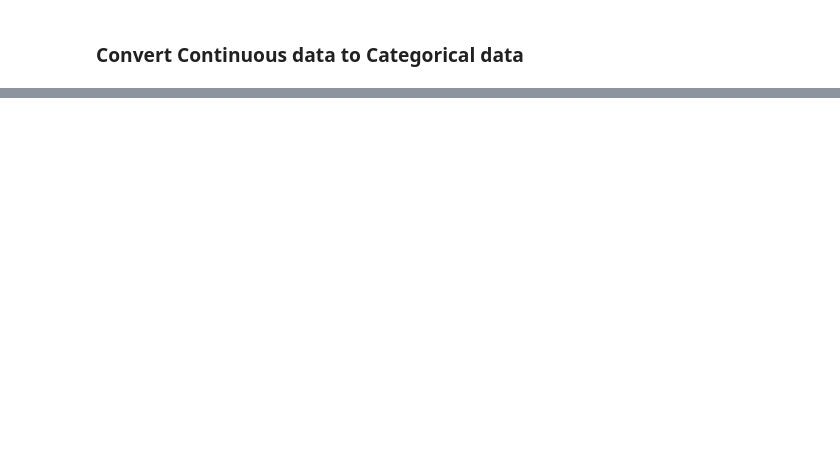
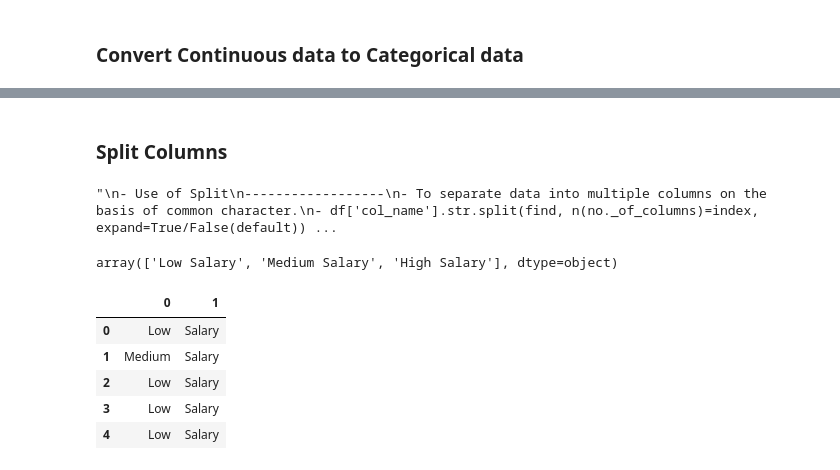
Before and after one commit to RusanMaharjan/Data-Science---3, a Jupyter notebook: Feature Engineering.ipynb, the cells around one changed output, grey strips where cells are left out. Saved outputs shown, nothing was run; the diff lists cells and outputs as text; code cells hidden in the pictures; blank space fills up the shorter version.

```diff
--- a/Feature Engineering.ipynb
+++ b/Feature Engineering.ipynb
@@ -70,0 +75,8 @@ df['Salary_Label'] = df['Salary'].apply(convertSalary)
+# %%
+salary_dict = {
+    'Low Salary': 0,
+    'Medium Salary': 1,
+    'High Salary': 2
+}
+# %%
+df['salary_label_num'] = df.loc[:,'Salary_Label'].map(salary_dict)
@@ -70,0 +104,25 @@ df['Salary_Label'] = df['Salary'].apply(convertSalary)
+# %% [markdown]
+### Split Columns
+# %%
+'''
+- Use of Split
+------------------
+- To separate data into multiple columns on the basis of common character.
+- df['col_name'].str.split(find, n(no._of_columns)=index, expand=True/False(default))
+'''
+# %% [output]
+"\n- Use of Split\n------------------\n- To separate data into multiple columns on the basis of common character.\n- df['col_name'].str.split(find, n(no._of_columns)=index, expand=True/False(default)) ...
+# %%
+df['Salary_Label'].unique()
+# %% [output]
+array(['Low Salary', 'Medium Salary', 'High Salary'], dtype=object)
+# %%
+salary_columns = df['Salary_Label'].str.split(' ', n=1, expand=True)
+salary_columns.head()
+# %% [output]
+|  | 0 | 1 |
+| 0 | Low | Salary |
+| 1 | Medium | Salary |
+| 2 | Low | Salary |
+| 3 | Low | Salary |
+| 4 | Low | Salary |
```
Also changed, not shown: parts of 16 cells of this notebook, 5 other files.
